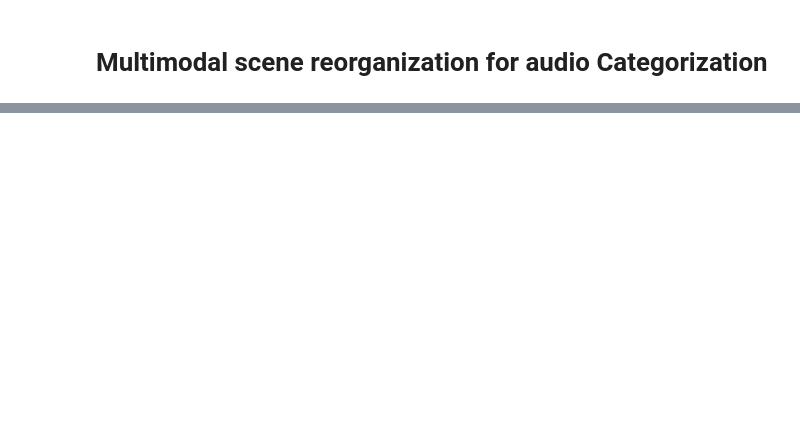
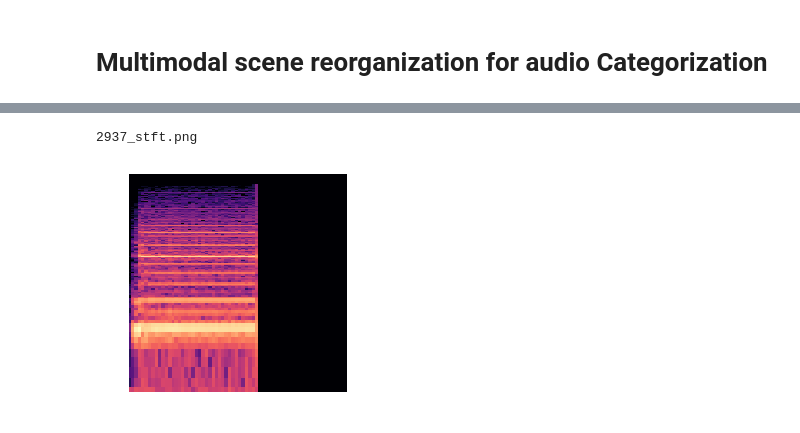
Before and after one commit to SMAHAM/Scene-Recognization, a Jupyter notebook: scene_reorganization.ipynb, the cells around one changed output, grey strips where cells are left out. Saved outputs shown, nothing was run; the diff lists cells and outputs as text; code cells hidden in the pictures; blank space fills up the shorter version.

```diff
--- a/scene_reorganization.ipynb
+++ b/scene_reorganization.ipynb
@@ -119,3 +125,23 @@ plt.show()
+# %%
+y = sig[:100000] # shorten audio a bit for speed
+
+window = np.hanning(window_size)
+stft  = librosa.core.spectrum.stft(y=sig, n_fft=window_size, hop_length=hop_length, window=window)
+out = 2 * np.abs(stft) / np.sum(window)
+
+p = librosa.display.specshow(librosa.amplitude_to_db(out, ref=np.max), ax=ax, y_axis='log', x_axis='time')
+img_name = filename+'_stft.png'
+print(img_name)
+fig.savefig(img_name)
+
+img = Image.open(img_name)
+cropped_img = img.crop(area)
+plt.axis('off')
+imgplot = plt.imshow(cropped_img)
+cropped_img.save(img_name)
+# %% [output]
+2937_stft.png
+[figure, added]
 # %%
 import tensorflow as tf
 mnist = tf.keras.datasets.mnist
```
Also changed, not shown: parts of 25 cells of this notebook.
